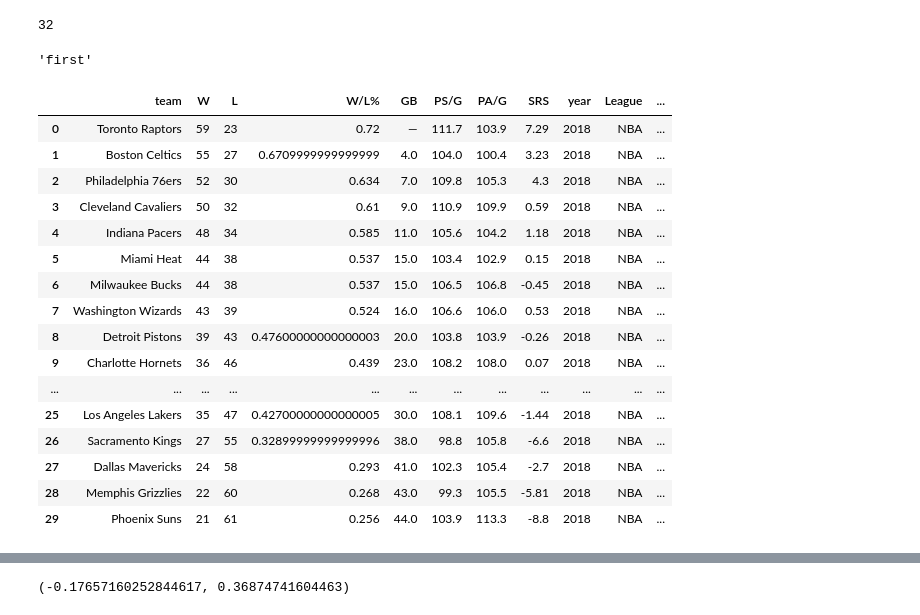
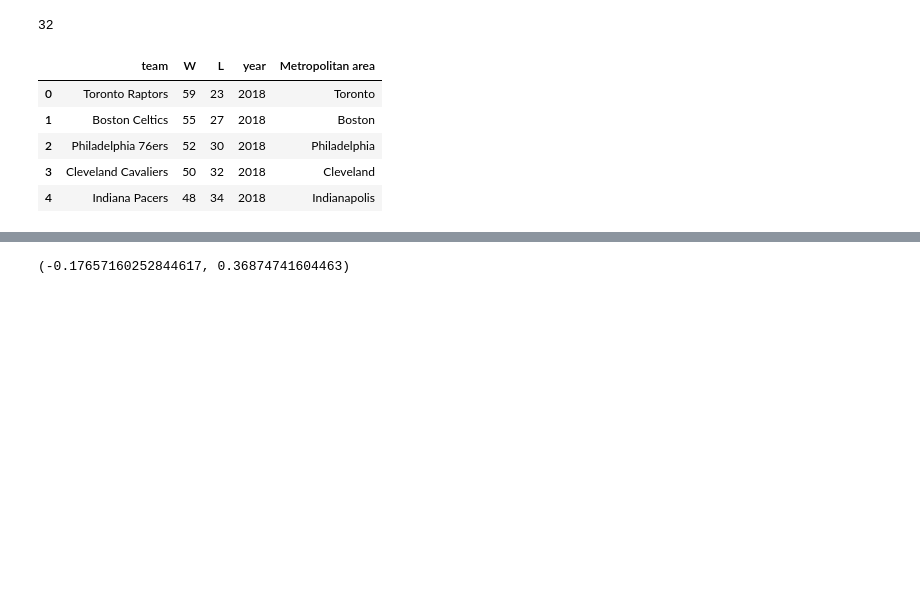
Before and after one commit to Aafaaq77/appliedDataSciencewithPython, a Jupyter notebook: P4DataScienceAssigment4.ipynb, the cells around one changed output, grey strips where cells are left out. Cells and saved outputs as stored; diff of their text form; code cells hidden in the pictures; blank space fills up the shorter version.

```diff
--- a/P4DataScienceAssigment4.ipynb
+++ b/P4DataScienceAssigment4.ipynb
@@ -45,0 +156,3 @@ nhl_df.tail()
+# %%
+team = 'RangersIslandersDevils'
+re.findall(r'([A-Z]{1,1}[a-z]+)', team)
@@ -363,2 +300,5 @@ nba_df
 # %%
 nba_df.drop(nba_df[nba_df['team'].str.endswith('Division')].index, inplace=True)
+cols = ['team', 'W','L', 'year']
+nba_df = nba_df[cols]
+nba_df.head()
@@ -398,10 +327,6 @@ cities.apply(test_run,axis='columns')
 len(region_mapping)
 # %% [output]
 32
-# %%
-['first'][-1]
-# %% [output]
-'first'
 # %%
 def create_region(row):
     names = row['team'].split()
@@ -410,23 +335,12 @@ def create_region(row):
 # %%
 nba_df['Metropolitan area'] = nba_df.apply(create_region, axis=1)
 # %%
-nba_df
+nba_df.head()
 # %% [output]
-|  | team | W | L | W/L% | GB | PS/G | PA/G | SRS | year | League | ... |
-| 0 | Toronto Raptors | 59 | 23 | 0.72 | — | 111.7 | 103.9 | 7.29 | 2018 | NBA | ... |
-| 1 | Boston Celtics | 55 | 27 | 0.6709999999999999 | 4.0 | 104.0 | 100.4 | 3.23 | 2018 | NBA | ... |
-| 2 | Philadelphia 76ers | 52 | 30 | 0.634 | 7.0 | 109.8 | 105.3 | 4.3 | 2018 | NBA | ... |
-| 3 | Cleveland Cavaliers | 50 | 32 | 0.61 | 9.0 | 110.9 | 109.9 | 0.59 | 2018 | NBA | ... |
-| 4 | Indiana Pacers | 48 | 34 | 0.585 | 11.0 | 105.6 | 104.2 | 1.18 | 2018 | NBA | ... |
-| 5 | Miami Heat | 44 | 38 | 0.537 | 15.0 | 103.4 | 102.9 | 0.15 | 2018 | NBA | ... |
-| 6 | Milwaukee Bucks | 44 | 38 | 0.537 | 15.0 | 106.5 | 106.8 | -0.45 | 2018 | NBA | ... |
-| 7 | Washington Wizards | 43 | 39 | 0.524 | 16.0 | 106.6 | 106.0 | 0.53 | 2018 | NBA | ... |
-| 8 | Detroit Pistons | 39 | 43 | 0.47600000000000003 | 20.0 | 103.8 | 103.9 | -0.26 | 2018 | NBA | ... |
-| 9 | Charlotte Hornets | 36 | 46 | 0.439 | 23.0 | 108.2 | 108.0 | 0.07 | 2018 | NBA | ... |
-| ... | ... | ... | ... | ... | ... | ... | ... | ... | ... | ... | ... |
-| 25 | Los Angeles Lakers | 35 | 47 | 0.42700000000000005 | 30.0 | 108.1 | 109.6 | -1.44 | 2018 | NBA | ... |
-| 26 | Sacramento Kings | 27 | 55 | 0.32899999999999996 | 38.0 | 98.8 | 105.8 | -6.6 | 2018 | NBA | ... |
-| 27 | Dallas Mavericks | 24 | 58 | 0.293 | 41.0 | 102.3 | 105.4 | -2.7 | 2018 | NBA | ... |
-| 28 | Memphis Grizzlies | 22 | 60 | 0.268 | 43.0 | 99.3 | 105.5 | -5.81 | 2018 | NBA | ... |
-| 29 | Phoenix Suns | 21 | 61 | 0.256 | 44.0 | 103.9 | 113.3 | -8.8 | 2018 | NBA | ... |
+|  | team | W | L | year | Metropolitan area |
+| 0 | Toronto Raptors | 59 | 23 | 2018 | Toronto |
+| 1 | Boston Celtics | 55 | 27 | 2018 | Boston |
+| 2 | Philadelphia 76ers | 52 | 30 | 2018 | Philadelphia |
+| 3 | Cleveland Cavaliers | 50 | 32 | 2018 | Cleveland |
+| 4 | Indiana Pacers | 48 | 34 | 2018 | Indianapolis |
 # %%
```
Also changed, not shown: parts of 94 cells of this notebook.
